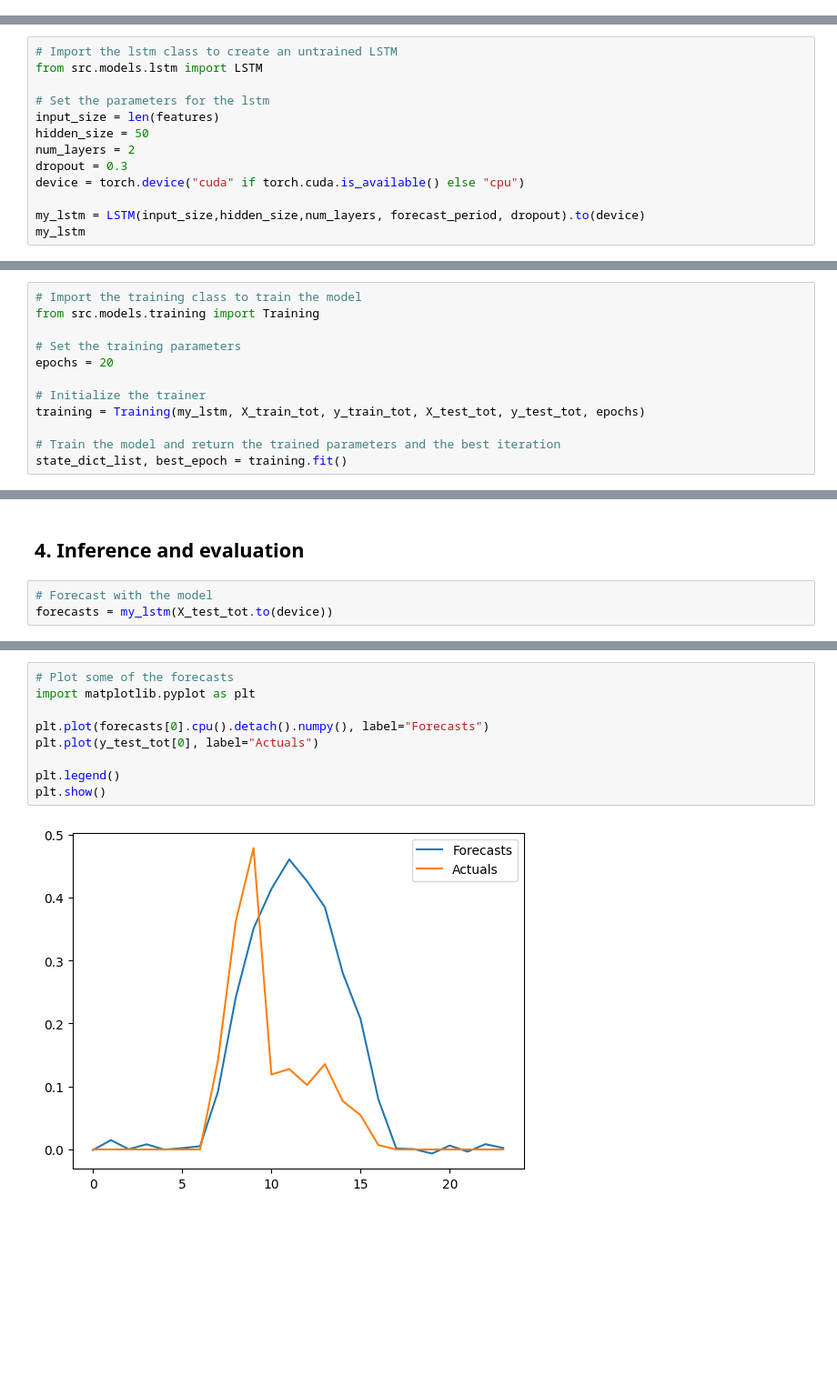
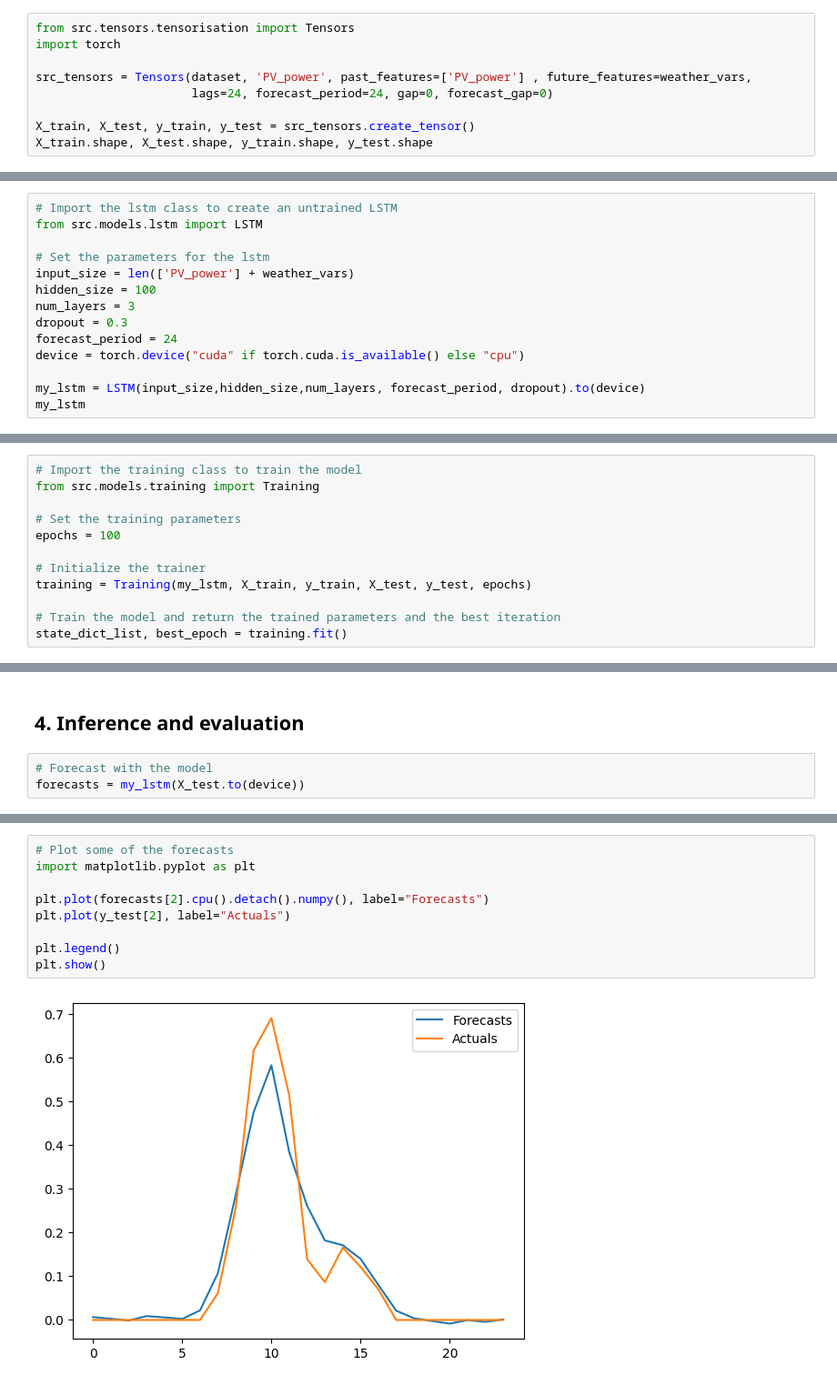
Before and after one commit to Joris-Dprtr/SolNet, a Jupyter notebook: notebooks/example_run.ipynb, the cells around one changed output, grey strips where cells are left out. Shown at 91% size. Drawn from its saved outputs; the diff is of its cells as text; blank space fills up the shorter version.

Commit message:
Updated for the new weather code

```diff
--- a/notebooks/example_run.ipynb
+++ b/notebooks/example_run.ipynb
@@ -101,0 +103,9 @@ X_train_tot.shape, X_test_tot.shape, y_train_tot.shape, y_test_tot.shape
+# %%
+from src.tensors.tensorisation import Tensors
+import torch
+
+src_tensors = Tensors(dataset, 'PV_power', past_features=['PV_power'] , future_features=weather_vars,
+                      lags=24, forecast_period=24, gap=0, forecast_gap=0)
+
+X_train, X_test, y_train, y_test = src_tensors.create_tensor()
+X_train.shape, X_test.shape, y_train.shape, y_test.shape
@@ -106,10 +121,11 @@ X_train_tot.shape, X_test_tot.shape, y_train_tot.shape, y_test_tot.shape
 from src.models.lstm import LSTM
 
 # Set the parameters for the lstm
-input_size = len(features)
-hidden_size = 50
-num_layers = 2
+input_size = len(['PV_power'] + weather_vars)
+hidden_size = 100
+num_layers = 3
 dropout = 0.3
+forecast_period = 24
 device = torch.device("cuda" if torch.cuda.is_available() else "cpu")
 
 my_lstm = LSTM(input_size,hidden_size,num_layers, forecast_period, dropout).to(device)
@@ -124,10 +140,10 @@ LSTM(
 from src.models.training import Training
 
 # Set the training parameters
-epochs = 20
+epochs = 100
 
 # Initialize the trainer
-training = Training(my_lstm, X_train_tot, y_train_tot, X_test_tot, y_test_tot, epochs)
+training = Training(my_lstm, X_train, y_train, X_test, y_test, epochs)
 
 # Train the model and return the trained parameters and the best iteration
 state_dict_list, best_epoch = training.fit()
@@ -153,7 +181,7 @@ save_model(my_lstm, 'example_model')
 ## 4. Inference and evaluation
 # %%
 # Forecast with the model
-forecasts = my_lstm(X_test_tot.to(device))
+forecasts = my_lstm(X_test.to(device))
 # %%
 # Import the evaluation script
 from src.evaluation.evaluation import Evaluation
@@ -169,11 +197,11 @@ Name: RMSE, dtype: float32
 # %%
 # Plot some of the forecasts
 import matplotlib.pyplot as plt
 
-plt.plot(forecasts[0].cpu().detach().numpy(), label="Forecasts")
-plt.plot(y_test_tot[0], label="Actuals")
+plt.plot(forecasts[2].cpu().detach().numpy(), label="Forecasts")
+plt.plot(y_test[2], label="Actuals")
 
 plt.legend()
 plt.show()
 # %% [output]
-[figure, old version]
+[figure, new version]
```
Also changed, not shown: parts of 16 cells of this notebook, 2 other files.
